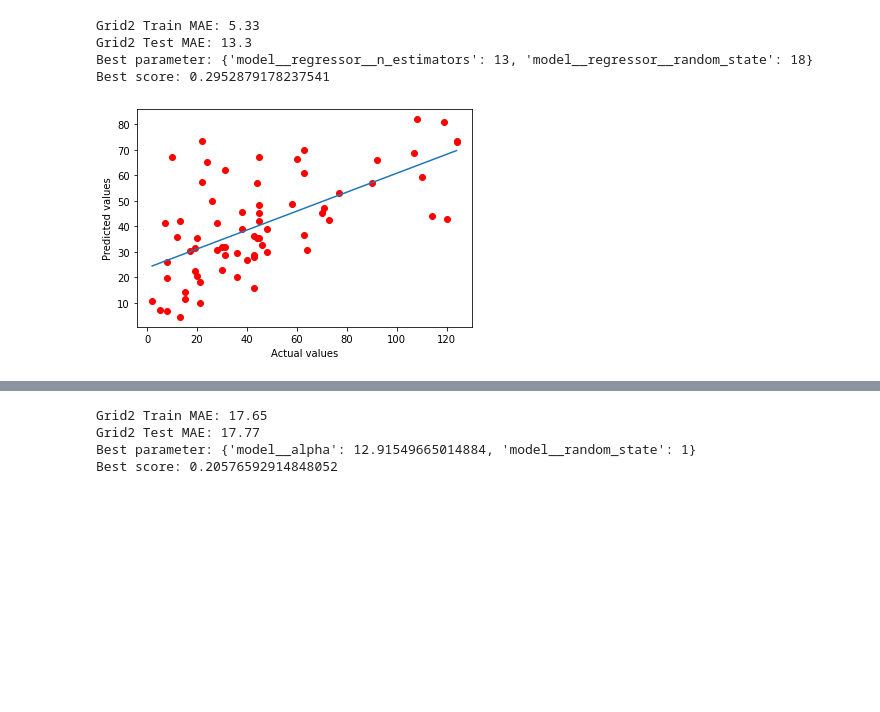
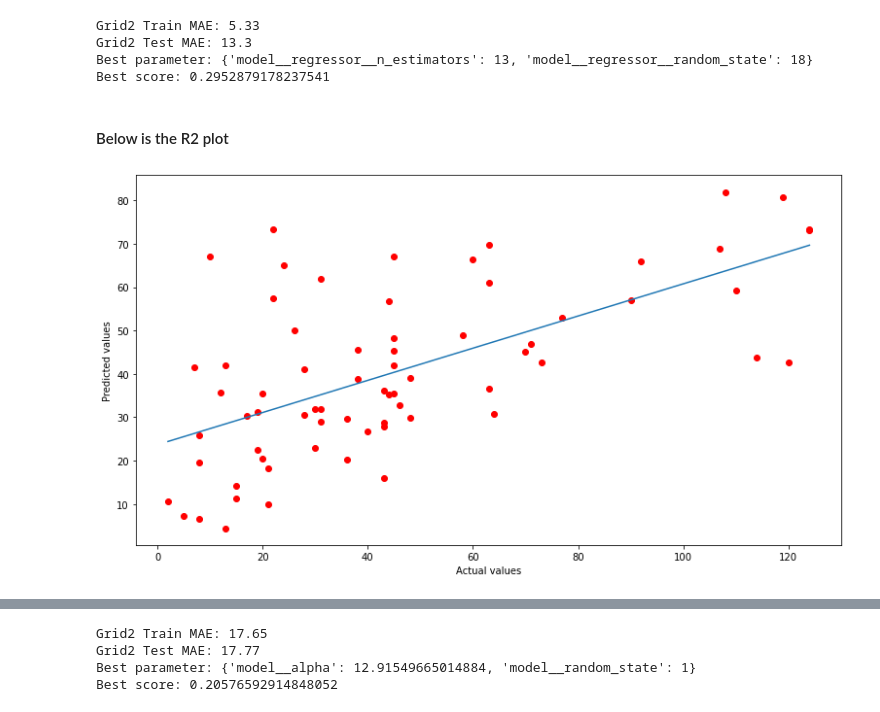
Before and after one commit to bogdangavril/BHMLAI-Capstone, a Jupyter notebook: Capstone-BG.ipynb, the cells around one changed output, grey strips where cells are left out. Saved outputs shown, nothing was run; the diff lists cells and outputs as text; code cells hidden in the pictures; blank space fills up the shorter version.

```diff
--- a/Capstone-BG.ipynb
+++ b/Capstone-BG.ipynb
@@ -444,6 +444,6 @@ The prediction is needed and happens before the design starts when only a limite
 # %%
 # reload the data and remove the 'ID' column
-df = pd.read_csv('projects_wrk36636.csv')
+df = pd.read_csv('data/projects_wrk36636.csv')
 df = df.drop(columns = ['ID'])# ID is automatically generated
 df = df.drop(columns = ['viano', 'pins', 'sq', 'dens', 'netno', 'level'])
 df = df.dropna()
@@ -844,14 +853,17 @@ Grid2 Train MAE: 5.33
 Grid2 Test MAE: 13.3
 Best parameter: {'model__regressor__n_estimators': 13, 'model__regressor__random_state': 18}
 Best score: 0.2952879178237541
+# %% [markdown]
+#### Below is the R2 plot
 # %%
+plt.figure(figsize=(13, 7))
 plt.plot(y_test, pred_test_grid5, 'ro')
 plt.xlabel('Actual values')
 plt.ylabel('Predicted values')
 plt.plot(np.unique(y_test), np.poly1d(np.polyfit(y_test, pred_test_grid5, 1))(np.unique(y_test)))
 plt.show()
 # %% [output]
-[figure, old version]
+[figure, new version]
 # %%
 #GridSearchCV parameters
 param1 = {'model__regressor__alpha': np.logspace(0, 10, 10)}
```
Also changed, not shown: parts of 38 cells of this notebook, 1 other file.
